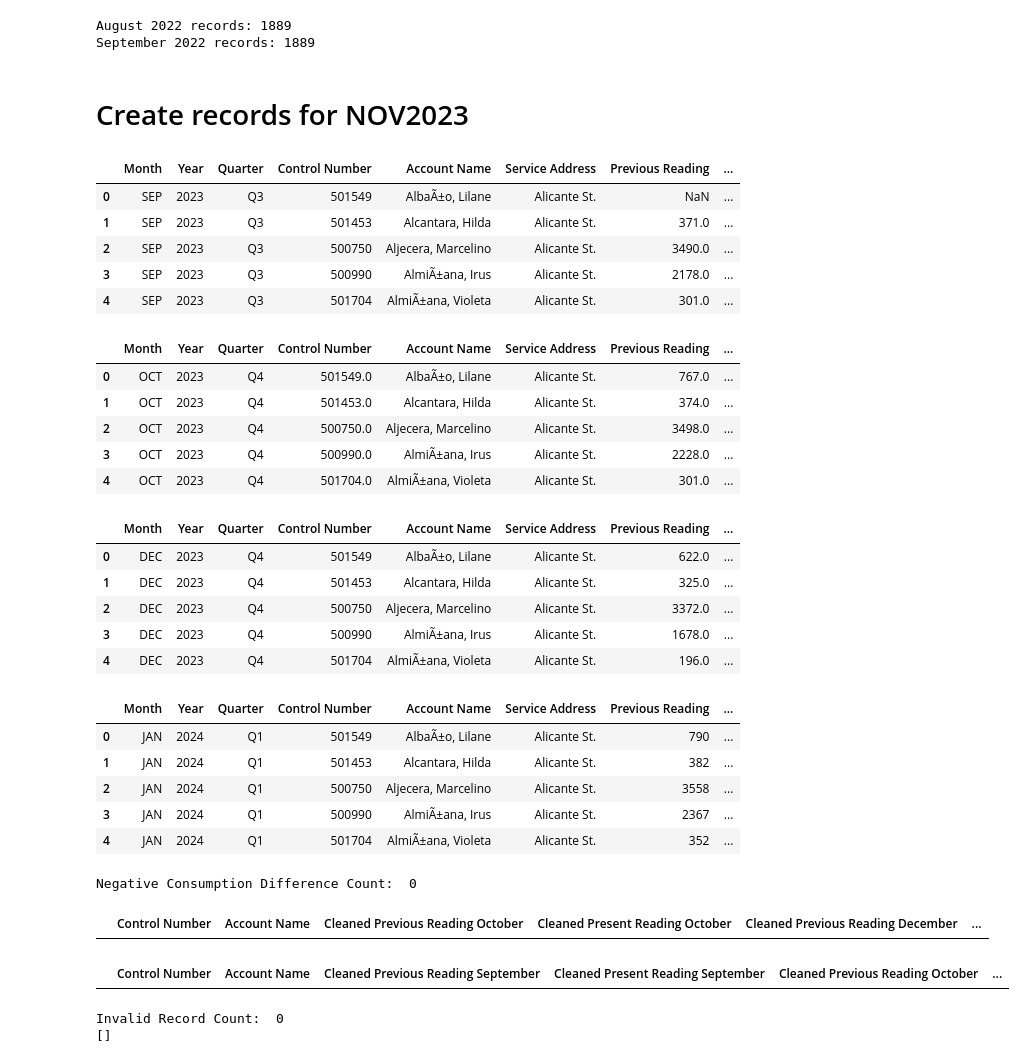
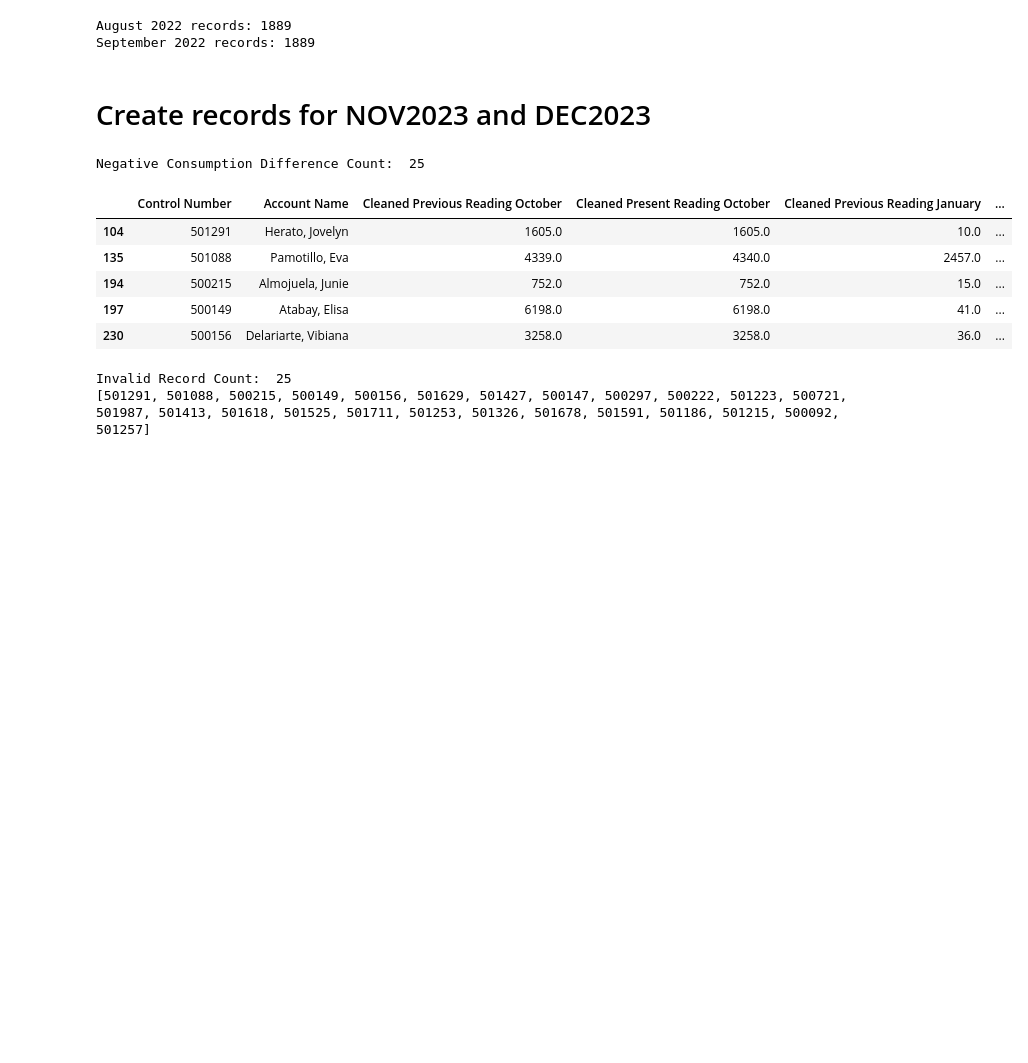
Before and after one commit to marcusAlmo/waterflow_model_training, a Jupyter notebook: data_preparation/v1/record_splitting.ipynb, the cells around one changed output. Drawn from its saved outputs; the diff is of its cells as text; code cells hidden in the pictures; blank space fills up the shorter version.

```diff
--- a/data_preparation/v1/record_splitting.ipynb
+++ b/data_preparation/v1/record_splitting.ipynb
@@ -610,84 +610,61 @@ print(f"September 2022 records: {sep_df.shape[0]}")
 August 2022 records: 1889
 September 2022 records: 1889
 # %% [markdown]
-# Create records for NOV2023
+# Create records for NOV2023 and DEC2023
 # %%
 # Review of consumption difference
 import pandas as pd
 from IPython.display import display
 
 def enforce_schema(df):
-    df['Control Number'] = df['Control Number'].astype(object)
-    df['Account Name'] = df['Account Name'].astype(object)
+    df['Control Number'] = df['Control Number'].astype(str)
+    df['Account Name'] = df['Account Name'].astype(str)
+    return df
+
+def sanitize_control_numbers(df):
+    df['Control Number'] = df['Control Number'].str.replace('.0', '')
     return df
 
 sep_df = pd.read_csv("../../dataset/clean/semi_clean/2023/SEP_2023_semi_clean.csv", encoding='utf-8')
 sep_df = enforce_schema(sep_df)
-display(sep_df.head())
+sep_df = sanitize_control_numbers(sep_df)
+
 oct_df = pd.read_csv("../../dataset/clean/semi_clean/2023/OCT_2023_semi_clean.csv", encoding='utf-8')
 oct_df = enforce_schema(oct_df)
-display(oct_df.head())
-dec_df = pd.read_csv("../../dataset/clean/semi_clean/2023/DEC_2023_semi_clean.csv", encoding='utf-8')
-dec_df = enforce_schema(dec_df)
-display(dec_df.head())
+oct_df = sanitize_control_numbers(oct_df)
+
 jan_df = pd.read_csv("../../dataset/clean/semi_clean/2024/JAN_2024_semi_clean.csv", encoding='utf-8')
 jan_df = enforce_schema(jan_df)
-display(jan_df.head())
+jan_df = sanitize_control_numbers(jan_df)
 
 sep_df = sep_df[['Control Number', 'Account Name', 'Cleaned Previous Reading', 'Cleaned Present Reading']]
 sep_df = sep_df.rename(columns={'Cleaned Previous Reading': 'Cleaned Previous Reading September', 'Cleaned Present Reading': 'Cleaned Present Reading September'})
 
-oct_df = oct_df[['Control Number', 'Account Name', 'Cleaned Previous Reading', 'Cleaned Present Reading']]
+oct_df = oct_df[['Control Number', 'Account Name','Service Address', 'Cleaned Previous Reading', 'Cleaned Present Reading']]
 oct_df = oct_df.rename(columns={'Cleaned Previous Reading': 'Cleaned Previous Reading October', 'Cleaned Present Reading': 'Cleaned Present Reading October'})
 
-dec_df = dec_df[['Control Number', 'Account Name', 'Cleaned Previous Reading', 'Cleaned Present Reading']]
-dec_df = dec_df.rename(columns={'Cleaned Previous Reading': 'Cleaned Previous Reading December', 'Cleaned Present Reading': 'Cleaned Present Reading December'})
-
-jan_df = jan_df[['Control Number', 'Account Name', 'Cleaned Previous Reading', 'Cleaned Present Reading']]
+jan_df = jan_df[['Control Number', 'Account Name', 'Service Address', 'Cleaned Previous Reading', 'Cleaned Present Reading']]
 jan_df = jan_df.rename(columns={'Cleaned Previous Reading': 'Cleaned Previous Reading January', 'Cleaned Present Reading': 'Cleaned Present Reading January'})
 
-merged_df = pd.merge(sep_df, oct_df, on=['Control Number', 'Account Name'])
-merged_df = pd.merge(merged_df, dec_df, on=['Control Number', 'Account Name'])
-merged_df = pd.merge(merged_df, jan_df, on=['Control Number', 'Account Name'])
+merged_df = pd.merge(oct_df, jan_df, on=['Control Number', 'Account Name'], how='inner')
 
-merged_df['Consumption Difference'] = pd.to_numeric(merged_df['Cleaned Present Reading December']) - pd.to_numeric(merged_df['Cleaned Present Reading October'])
+merged_df['Consumption Difference'] = pd.to_numeric(merged_df['Cleaned Present Reading January']) - pd.to_numeric(merged_df['Cleaned Present Reading October'])
 
 negative_df = merged_df[merged_df['Consumption Difference'] < 0]
 print("Negative Consumption Difference Count: ", len(negative_df))
-display(negative_df[['Control Number', 'Account Name', 'Cleaned Previous Reading October','Cleaned Present Reading October', 'Cleaned Previous Reading December', 'Cleaned Present Reading December', 'Consumption Difference']].head())
-display(negative_df)
+display(negative_df[['Control Number', 'Account Name', 'Cleaned Previous Reading October','Cleaned Present Reading October', 'Cleaned Previous Reading January', 'Cleaned Present Reading January', 'Consumption Difference']].head())
 
 result = merged_df.loc[merged_df['Consumption Difference'] < 0, 'Control Number'].unique()
-invalid_record = [result.astype(int) for result in result]
+invalid_record = [int(result) for result in result]
 print("Invalid Record Count: ", len(invalid_record))
 print(invalid_record)
 # %% [output]
+Negative Consumption Difference Count:  25
-|  | Month | Year | Quarter | Control Number | Account Name | Service Address | Previous Reading | ... |
-| 0 | SEP | 2023 | Q3 | 501549 | AlbaÃ±o, Lilane | Alicante St. | NaN | ... |
-| 1 | SEP | 2023 | Q3 | 501453 | Alcantara, Hilda | Alicante St. | 371.0 | ... |
-| 2 | SEP | 2023 | Q3 | 500750 | Aljecera, Marcelino | Alicante St. | 3490.0 | ... |
-| 3 | SEP | 2023 | Q3 | 500990 | AlmiÃ±ana, Irus | Alicante St. | 2178.0 | ... |
-| 4 | SEP | 2023 | Q3 | 501704 | AlmiÃ±ana, Violeta | Alicante St. | 301.0 | ... |
+|  | Control Number | Account Name | Cleaned Previous Reading October | Cleaned Present Reading October | Cleaned Previous Reading January | ... |
+| 104 | 501291 | Herato, Jovelyn | 1605.0 | 1605.0 | 10.0 | ... |
+| 135 | 501088 | Pamotillo, Eva | 4339.0 | 4340.0 | 2457.0 | ... |
+| 194 | 500215 | Almojuela, Junie | 752.0 | 752.0 | 15.0 | ... |
+| 197 | 500149 | Atabay, Elisa | 6198.0 | 6198.0 | 41.0 | ... |
+| 230 | 500156 | Delariarte, Vibiana | 3258.0 | 3258.0 | 36.0 | ... |
-|  | Month | Year | Quarter | Control Number | Account Name | Service Address | Previous Reading | ... |
-| 0 | OCT | 2023 | Q4 | 501549.0 | AlbaÃ±o, Lilane | Alicante St. | 767.0 | ... |
-| 1 | OCT | 2023 | Q4 | 501453.0 | Alcantara, Hilda | Alicante St. | 374.0 | ... |
-| 2 | OCT | 2023 | Q4 | 500750.0 | Aljecera, Marcelino | Alicante St. | 3498.0 | ... |
-| 3 | OCT | 2023 | Q4 | 500990.0 | AlmiÃ±ana, Irus | Alicante St. | 2228.0 | ... |
-| 4 | OCT | 2023 | Q4 | 501704.0 | AlmiÃ±ana, Violeta | Alicante St. | 301.0 | ... |
-|  | Month | Year | Quarter | Control Number | Account Name | Service Address | Previous Reading | ... |
-| 0 | DEC | 2023 | Q4 | 501549 | AlbaÃ±o, Lilane | Alicante St. | 622.0 | ... |
-| 1 | DEC | 2023 | Q4 | 501453 | Alcantara, Hilda | Alicante St. | 325.0 | ... |
-| 2 | DEC | 2023 | Q4 | 500750 | Aljecera, Marcelino | Alicante St. | 3372.0 | ... |
-| 3 | DEC | 2023 | Q4 | 500990 | AlmiÃ±ana, Irus | Alicante St. | 1678.0 | ... |
-| 4 | DEC | 2023 | Q4 | 501704 | AlmiÃ±ana, Violeta | Alicante St. | 196.0 | ... |
-|  | Month | Year | Quarter | Control Number | Account Name | Service Address | Previous Reading | ... |
-| 0 | JAN | 2024 | Q1 | 501549 | AlbaÃ±o, Lilane | Alicante St. | 790 | ... |
-| 1 | JAN | 2024 | Q1 | 501453 | Alcantara, Hilda | Alicante St. | 382 | ... |
-| 2 | JAN | 2024 | Q1 | 500750 | Aljecera, Marcelino | Alicante St. | 3558 | ... |
-| 3 | JAN | 2024 | Q1 | 500990 | AlmiÃ±ana, Irus | Alicante St. | 2367 | ... |
-| 4 | JAN | 2024 | Q1 | 501704 | AlmiÃ±ana, Violeta | Alicante St. | 352 | ... |
-Negative Consumption Difference Count:  0
-|  | Control Number | Account Name | Cleaned Previous Reading October | Cleaned Present Reading October | Cleaned Previous Reading December | ... |
-|  | Control Number | Account Name | Cleaned Previous Reading September | Cleaned Present Reading September | Cleaned Previous Reading October | ... |
-Invalid Record Count:  0
-[]
+Invalid Record Count:  25
+[501291, 501088, 500215, 500149, 500156, 501629, 501427, 500147, 500297, 500222, 501223, 500721, 501987, 501413, 501618, 501525, 501711, 501253, 501326, 501678, 501591, 501186, 501215, 500092, 501257]
```
Also changed, not shown: parts of 14 cells of this notebook, 4 other files.
